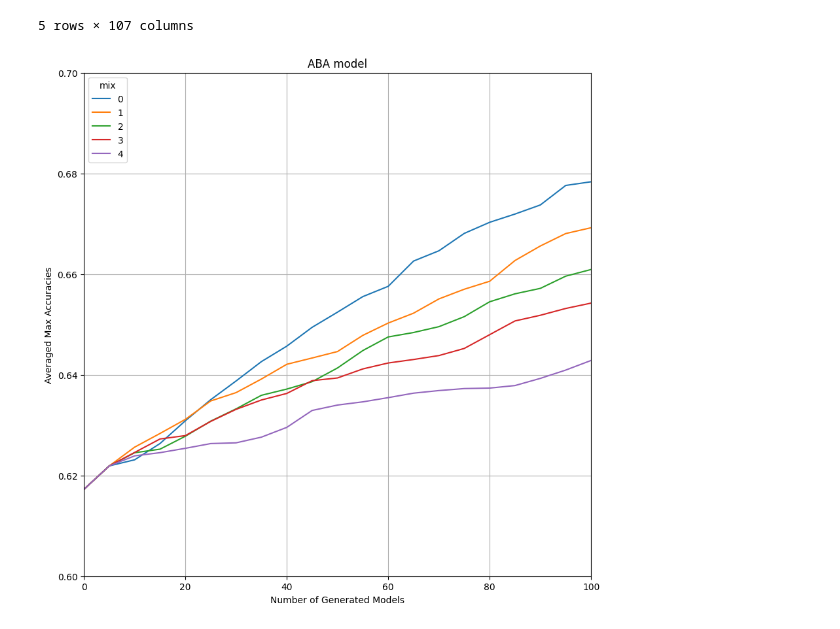
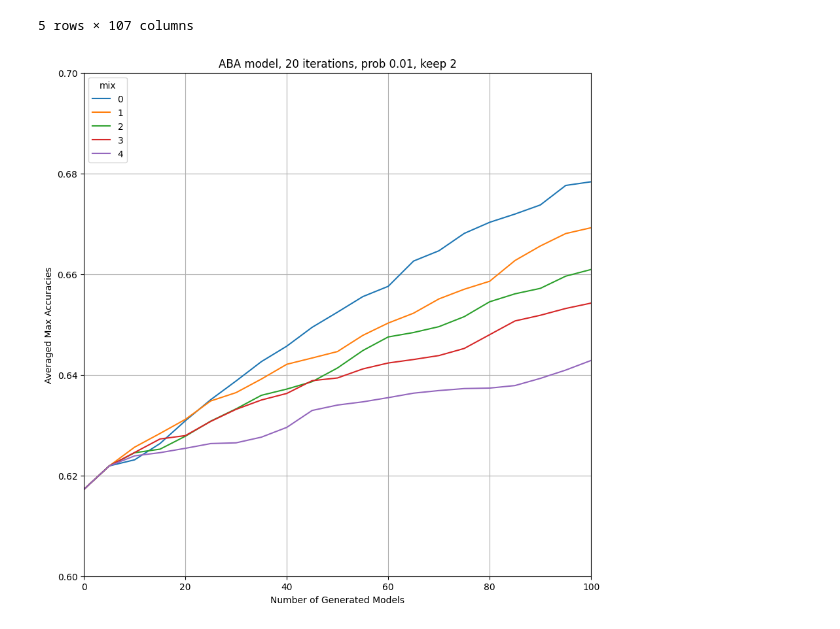
Before and after one commit to kyuhyongpark/boolmore, a Jupyter notebook: optimization/mix_figure.ipynb, the cells around one changed output. Saved outputs shown, nothing was run; the diff lists cells and outputs as text; code cells hidden in the pictures.

```diff
--- a/optimization/mix_figure.ipynb
+++ b/optimization/mix_figure.ipynb
@@ -99,20 +99,20 @@ aba_iter
 # %%
 fig, ax1= plt.subplots(1,figsize=(10,10))
 # set up
 ax1.plot(range(101), aba_iter.iloc[0,5:106], label="0", color = "C0")
 ax1.plot(range(101), aba_iter.iloc[1,5:106], label="1", color = "C1")
 ax1.plot(range(101), aba_iter.iloc[2,5:106], label="2", color = "C2")
 ax1.plot(range(101), aba_iter.iloc[3,5:106], label="3", color = "C3")
 ax1.plot(range(101), aba_iter.iloc[4,5:106], label="4", color = "C4")
 
 ax1.legend(title="mix", loc="upper left")
 ax1.grid()
 ax1.set_xlim(00, 100)
 ax1.set_ylim(0.6, 0.7)
 ax1.set_xlabel("Number of Generated Models")
 ax1.set_ylabel("Averaged Max Accuracies")
-ax1.set_title("ABA model")
+ax1.set_title("ABA model, 20 iterations, prob 0.01, keep 2")
 
 plt.show()
 # %% [output]
-[figure, old version]
+[figure, new version]
```
Also changed, not shown: parts of 1 cell of this notebook, 3 other files.
